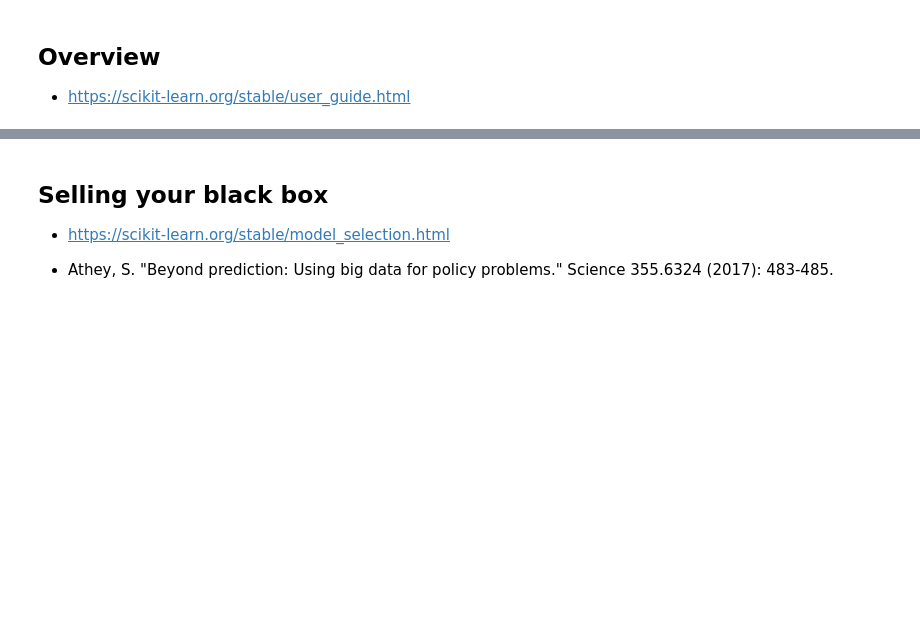
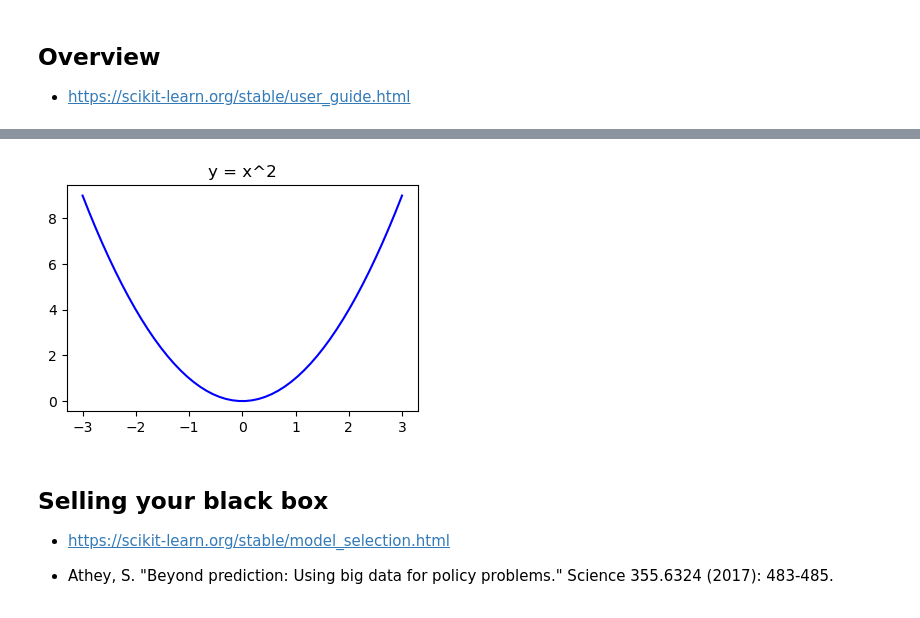
Before and after one commit to cafawo/MachineLearning, a Jupyter notebook: lecture.ipynb, the cells around one changed output, grey strips where cells are left out. Drawn from its saved outputs; the diff is of its cells as text; code cells hidden in the pictures; blank space fills up the shorter version.

```diff
--- a/lecture.ipynb
+++ b/lecture.ipynb
@@ -65,3 +72,17 @@ Some models: https://scikit-learn.org/stable/unsupervised_learning.html
+# %%
+def show_xsquared():
+    x = np.linspace(-3, 3, 50)
+    y = x**2
+
+    plt.figure(figsize=(4, 3))
+    plt.plot(x, y, label="y = x^2", color="blue")
+    plt.title("y = x^2")
+    plt.tight_layout()
+    plt.show()
+# %%
+show_xsquared()
+# %% [output]
+[figure, added]
 # %% [markdown]
 ## Selling your black box
 
```
Also changed, not shown: parts of 4 cells of this notebook, 1 other file.
